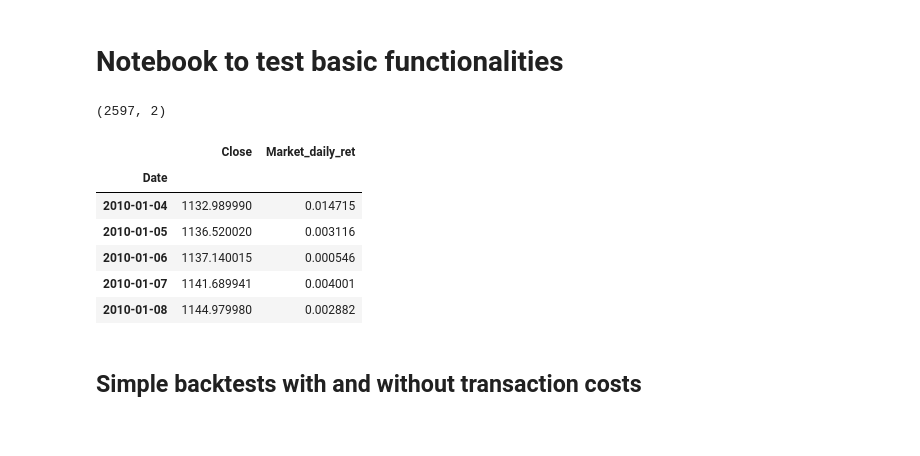
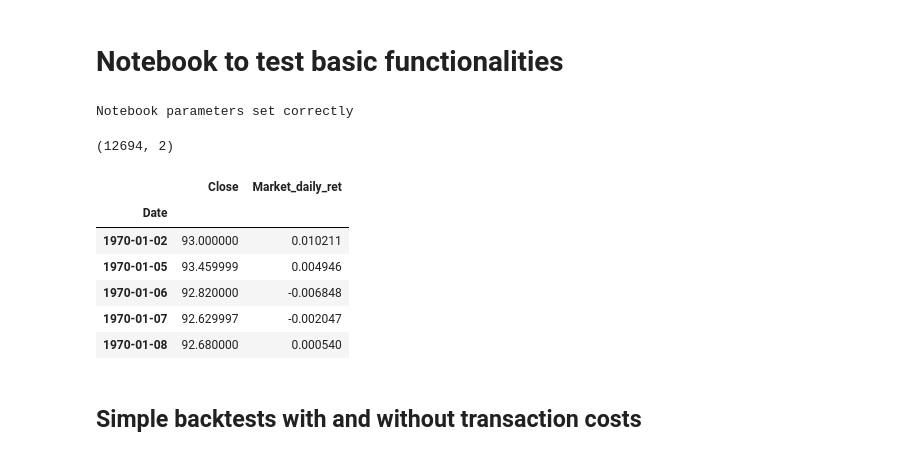
Before and after one commit to scastellanog/Walk-forward-optimization, a Jupyter notebook: Testers.ipynb, the cells around one changed output. Cells and saved outputs as stored; diff of their text form; code cells hidden in the pictures.

```diff
--- a/Testers.ipynb
+++ b/Testers.ipynb
@@ -29,28 +5,0 @@ if hide == True:
-# %%
-hide = True
-if hide == True:
-    qs.extend_pandas()
-    plt.rcParams['figure.figsize'] = (20,6) # (26,12)
-    plt.rcParams['text.color'] = 'w'
-    plt.rcParams['legend.facecolor'] = '#2f3540'
-    plt.rcParams['xtick.color'] = 'w'
-    plt.rcParams['ytick.color'] = 'w'
-    plt.rcParams['axes.labelcolor'] = 'w'
-
-
-    SMALL_SIZE = 13
-    MEDIUM_SIZE = 15
-    BIG_SIZE = 17
-    plt.rcParams['font.size'] = SMALL_SIZE
-    plt.rcParams['axes.titlesize'] = BIG_SIZE
-    plt.rcParams['axes.labelsize'] = MEDIUM_SIZE
-    plt.rcParams['xtick.labelsize'] = MEDIUM_SIZE
-    plt.rcParams['ytick.labelsize'] = MEDIUM_SIZE
-    plt.rcParams['legend.fontsize'] = SMALL_SIZE
-    plt.rcParams['figure.titlesize'] = BIG_SIZE
-
-    np.set_printoptions(edgeitems=40, linewidth=1000)
-
-    pd.set_option("display.precision", 6)
-    pd.set_option('display.max_columns', 500)
-    pd.set_option('display.width', 1000)
@@ -62,0 +21,30 @@ commision = 2/130000 + 12.5/130000
+# %%
+# Settings for plot visualization
+qs.extend_pandas()
+plt.rcParams['figure.figsize'] = (20,6) # (26,12)
+plt.rcParams['text.color'] = 'w'
+plt.rcParams['legend.facecolor'] = '#2f3540'
+plt.rcParams['xtick.color'] = 'w'
+plt.rcParams['ytick.color'] = 'w'
+plt.rcParams['axes.labelcolor'] = 'w'
+
+
+SMALL_SIZE = 13
+MEDIUM_SIZE = 15
+BIG_SIZE = 17
+plt.rcParams['font.size'] = SMALL_SIZE
+plt.rcParams['axes.titlesize'] = BIG_SIZE
+plt.rcParams['axes.labelsize'] = MEDIUM_SIZE
+plt.rcParams['xtick.labelsize'] = MEDIUM_SIZE
+plt.rcParams['ytick.labelsize'] = MEDIUM_SIZE
+plt.rcParams['legend.fontsize'] = SMALL_SIZE
+plt.rcParams['figure.titlesize'] = BIG_SIZE
+
+np.set_printoptions(edgeitems=40, linewidth=1000)
+
+pd.set_option("display.precision", 6)
+pd.set_option('display.max_columns', 500)
+pd.set_option('display.width', 1000)
+print("Notebook parameters set correctly")
+# %% [output]
+Notebook parameters set correctly
@@ -63,29 +54,29 @@ commision = 2/130000 + 12.5/130000
 # %%
 full_df = get_sp500_data(from_local_file=True, save_to_file=False)
 
 date_fmt = '%Y-%m-%d'
-from_date = '2010-01-01'
+from_date = '1970-01-01'
 to_date = '2020-12-31'
 
 first_day = datetime.strptime('2018-01-01', date_fmt)
 last_day = datetime.strptime('2019-12-31', date_fmt)
 
 data = full_df.loc[from_date:to_date, ['Open', 'Close']].copy()
 data['Market_daily_ret'] = data['Close'].pct_change().fillna((data['Close']-data['Open'])/data['Open'])
 
 data = data.drop(['Open'], axis=1)
 
 data.shape
 data.head()
 # %% [output]
-(2597, 2)
+(12694, 2)
 |  | Close | Market_daily_ret |
 | Date |  |  |
-| 2010-01-04 | 1132.989990 | 0.014715 |
-| 2010-01-05 | 1136.520020 | 0.003116 |
-| 2010-01-06 | 1137.140015 | 0.000546 |
-| 2010-01-07 | 1141.689941 | 0.004001 |
-| 2010-01-08 | 1144.979980 | 0.002882 |
+| 1970-01-02 | 93.000000 | 0.010211 |
+| 1970-01-05 | 93.459999 | 0.004946 |
+| 1970-01-06 | 92.820000 | -0.006848 |
+| 1970-01-07 | 92.629997 | -0.002047 |
+| 1970-01-08 | 92.680000 | 0.000540 |
 # %% [markdown]
 ## Simple backtests with and without transaction costs
 # %% [raw]
```
Also changed, not shown: parts of 25 cells of this notebook, 4 other files.
